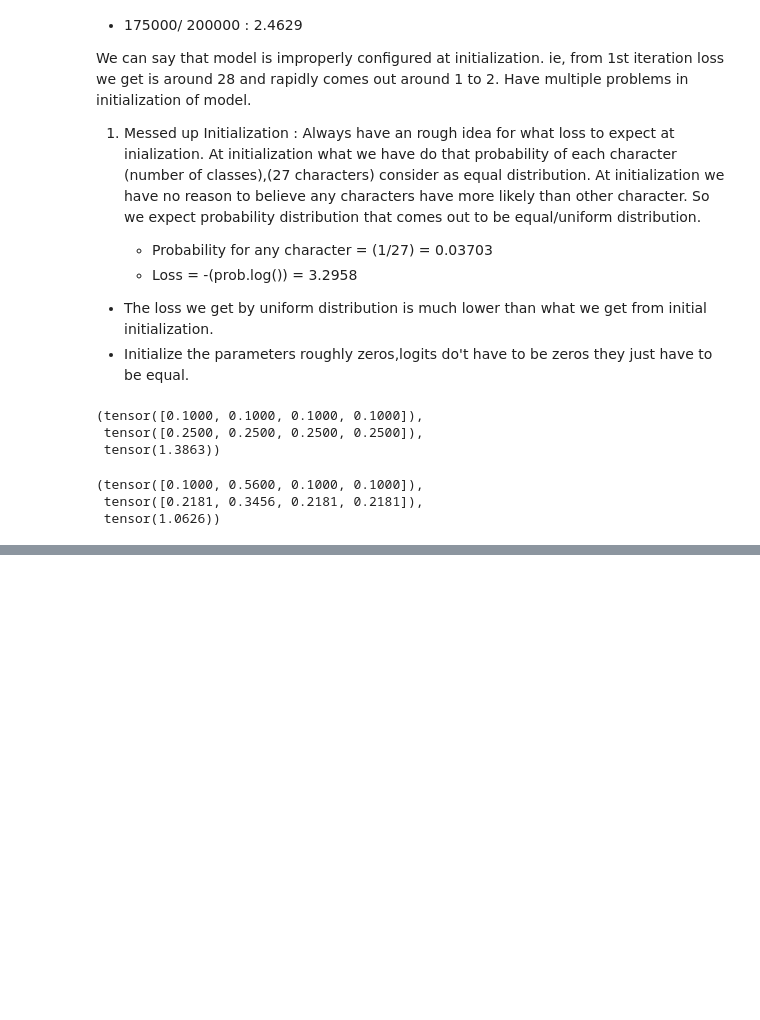
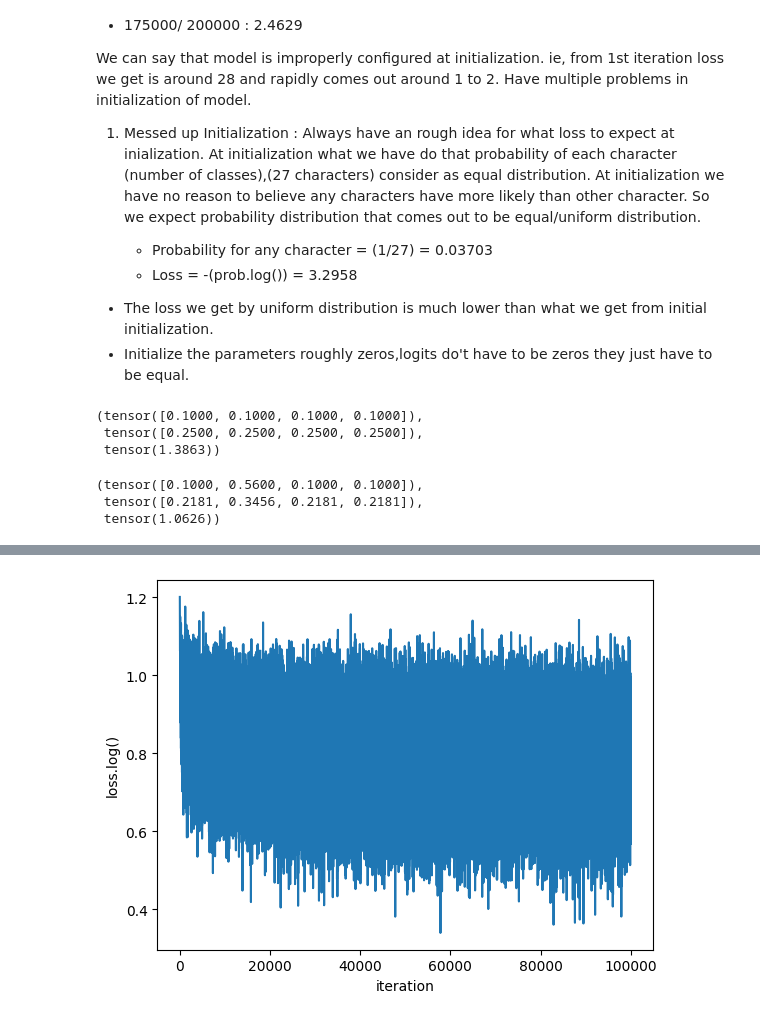
Before and after one commit to Vampaxx/Language_Model, a Jupyter notebook: Language_model/MLP_character_level_Language_Part-2.ipynb, the cells around one changed output, grey strips where cells are left out. Saved outputs shown, nothing was run; the diff lists cells and outputs as text; code cells hidden in the pictures; blank space fills up the shorter version.

Commit message:
fixing_saturated_Tanh()

```diff
--- a/Language_model/MLP_character_level_Language_Part-2.ipynb
+++ b/Language_model/MLP_character_level_Language_Part-2.ipynb
@@ -233,0 +245,19 @@ logits,probs,loss
+# %%
+n_embd      = 10
+n_hidden    = 200
+block_size  = 3
+vocab_size  = len(itos)
+
+
+## initialize the parameters
+g           = torch.Generator(device="cuda:0").manual_seed(2147483647)## for same producability
+C           = torch.randn((vocab_size,n_embd),                          generator=g,device="cuda:0")
+w1          = torch.randn((n_embd * block_size,n_hidden),               generator=g,device="cuda:0")
+b1          = torch.randn((n_hidden,),                                  generator=g,device="cuda:0")
+w2          = torch.randn((n_hidden,vocab_size),                        generator=g,device="cuda:0") * 0.01     # fixing the initial loss (logits)
+b2          = torch.randn((vocab_size,),                                generator=g,device="cuda:0") * 0.0      # fixing the initial loss (logits)
+
+parameters = [C,w1,b1,w2,b2]
+print(f"total numbers of parameters :   {sum(para.nelement() for para in parameters)}")
+for para in parameters:
+    para.requires_grad = True
@@ -234,5 +266,5 @@ logits,probs,loss
 # %%
-n_iter      = 200000
+n_iter      = 100000
 batch_size  = 32
 loss_i      = []
 
@@ -253,13 +285,12 @@ for i in range(n_iter):
         para.grad = None
     loss.backward()
 
-    lr = 0.1 if n_iter < 100000 else 0.01 # step learning rate decay
+    lr = 0.1 if n_iter < 75000 else 0.01 # step learning rate decay
     for para in parameters:
         para.data += -lr * para.grad
 
     # track loss
-    if i % 25000 == 0:
+    if i % 10000 == 0:
         print(f"{i:7d}/{n_iter:7d} :   {loss.item():.4f}")
     loss_i.append(loss.item())
-    break
 # %% [output]
@@ -301,0 +342,7 @@ Error:
+# %%
+plt.plot(torch.tensor(loss_i).log())
+plt.xlabel("iteration")
+plt.ylabel("loss.log()")
+plt.show()
+# %% [output]
+[figure, added]
```
Also changed, not shown: parts of 29 cells of this notebook.
